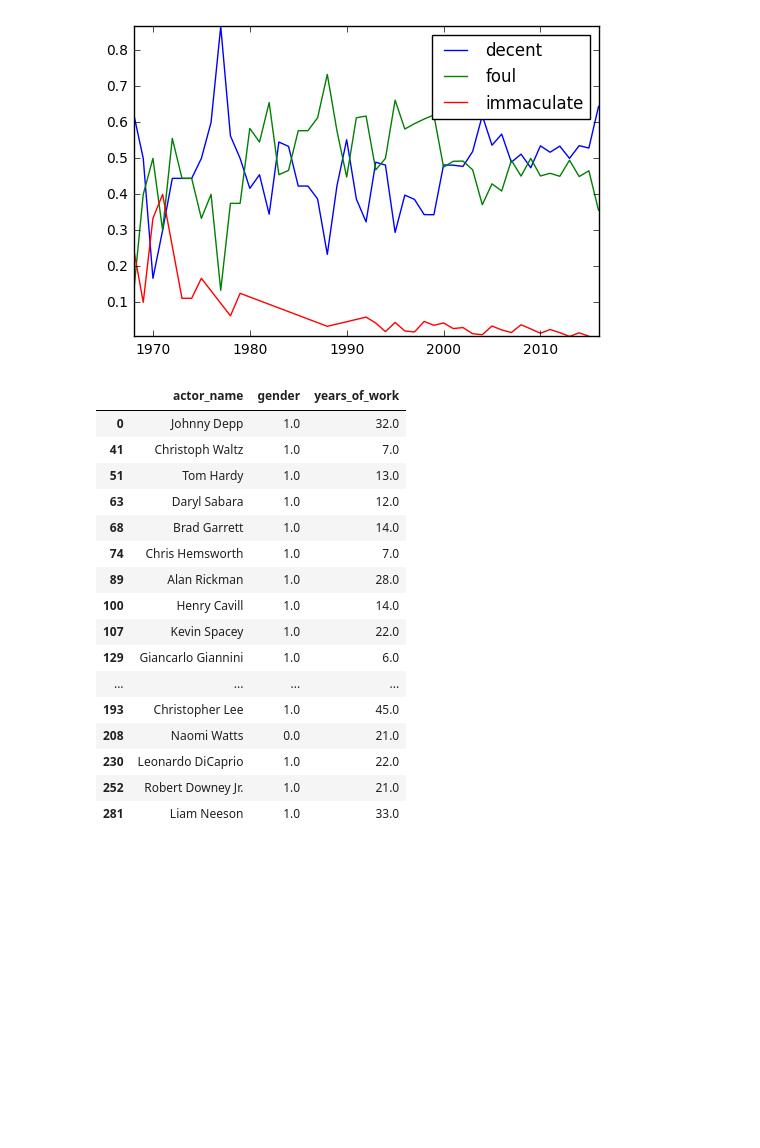
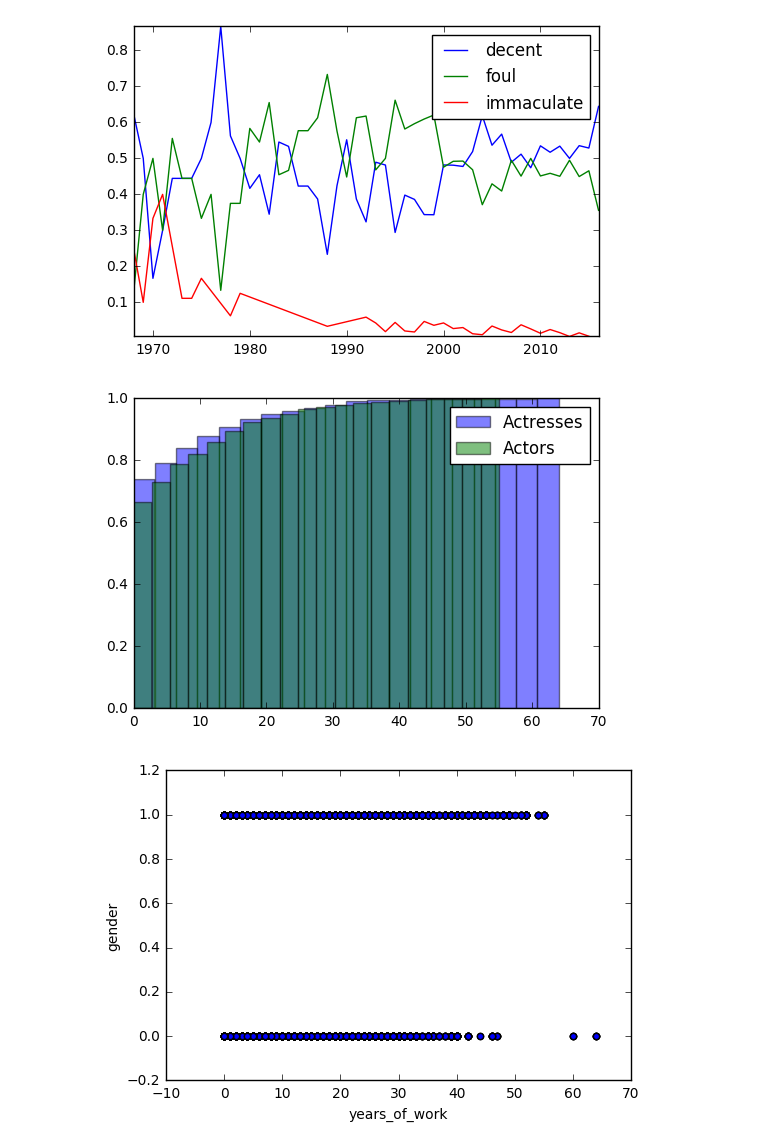
Before and after one commit to mturzanska/kaggle, a Jupyter notebook: kaggle_datasets_imdb.ipynb, the cells around one changed output. Saved outputs shown, nothing was run; the diff lists cells and outputs as text; code cells hidden in the pictures; blank space fills up the shorter version.

Commit message:
Add years of work distribution by gender
Add years of work before the best movie distribution by gender

```diff
--- a/kaggle_datasets_imdb.ipynb
+++ b/kaggle_datasets_imdb.ipynb
@@ -147,15 +147,15 @@ tabulated_chi_2 = 10.597
 # Because computed_chi_2 < tabulated_chi_2 we don't reject H0
 # There is no difference in share of ratings between 2000 and 2010
 # %%
-### GENDER VS YEARS IN BUSINESS LOGITISTIC REGRESSION ###
+### GENDER VS YEARS IN BUSINESS ###
 
 import sexmachine.detector as gender
 d = gender.Detector()
 
-# prepare subset of the data
-actors = pd.DataFrame({'actor_name': [], 'year': []})
+# Prepare subset of data
+actors = pd.DataFrame({'actor_name': [], 'year': [], 'imdb_score':[]})
 for label in ['actor_1_name', 'actor_2_name', 'actor_3_name']:
-    labels = [label, 'title_year']
+    labels = [label, 'title_year', 'imdb_score']
     tmp = df[labels]
     tmp = tmp[pd.notnull(tmp['title_year']) & pd.notnull(tmp[label])]
     tmp = tmp.rename(columns={'title_year': 'year', label: 'actor_name'})
@@ -187,27 +187,3 @@ actors = actors.merge(start_years)
 actors = actors.merge(end_years)
 
 actors['years_of_work'] = actors.end_year - actors.start_year
-
-del actors['end_year']
-del actors['start_year']
-del actors['year']
-actors.drop_duplicates(inplace=True)
-actors.head(20)
-# %% [output]
-|  | actor_name | gender | years_of_work |
-| 0 | Johnny Depp | 1.0 | 32.0 |
-| 41 | Christoph Waltz | 1.0 | 7.0 |
-| 51 | Tom Hardy | 1.0 | 13.0 |
-| 63 | Daryl Sabara | 1.0 | 12.0 |
-| 68 | Brad Garrett | 1.0 | 14.0 |
-| 74 | Chris Hemsworth | 1.0 | 7.0 |
-| 89 | Alan Rickman | 1.0 | 28.0 |
-| 100 | Henry Cavill | 1.0 | 14.0 |
-| 107 | Kevin Spacey | 1.0 | 22.0 |
-| 129 | Giancarlo Giannini | 1.0 | 6.0 |
-| ... | ... | ... | ... |
-| 193 | Christopher Lee | 1.0 | 45.0 |
-| 208 | Naomi Watts | 0.0 | 21.0 |
-| 230 | Leonardo DiCaprio | 1.0 | 22.0 |
-| 252 | Robert Downey Jr. | 1.0 | 21.0 |
-| 281 | Liam Neeson | 1.0 | 33.0 |
@@ -215,0 +190,24 @@ actors.head(20)
+# %%
+# Years of work distribution by gender
+
+
+females = actors[actors.gender == 0]
+females = females[['actor_name', 'gender', 'years_of_work']]
+females.drop_duplicates(inplace=True)
+males = actors[actors.gender == 1]
+males = males[['actor_name', 'gender', 'years_of_work']]
+males.drop_duplicates(inplace=True)
+
+plt.hist(females['years_of_work'], 20, alpha=0.5, label='Actresses', normed=True, cumulative=True)
+plt.hist(males['years_of_work'], 20, alpha=0.5, label='Actors', normed=True, cumulative=True)
+plt.legend(loc='upper right')
+plt.show()
+
+actors.plot(kind='scatter', x='years_of_work', y='gender')
+plt.show()
+
+# The are more actresses than actors with very short careers.
+# Women on average DO live longer, but the are more old active actors than old active actresses.
+# %% [output]
+[figure, added]
+[figure, added]
```
Also changed, not shown: parts of 3 cells of this notebook.
